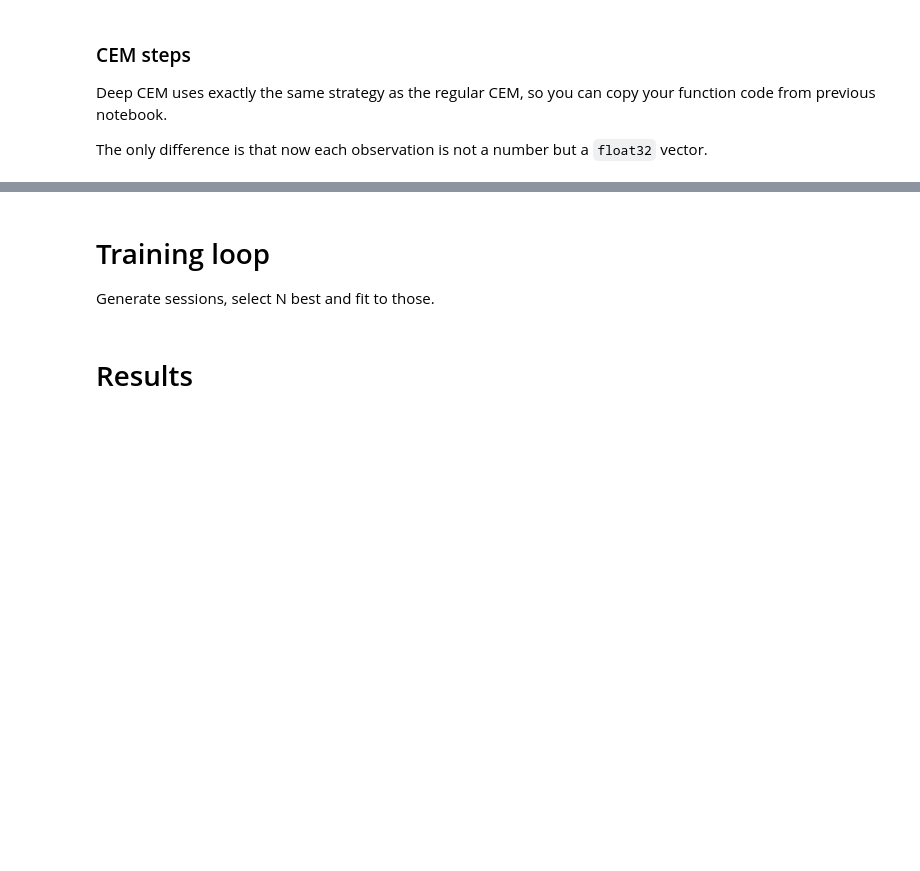
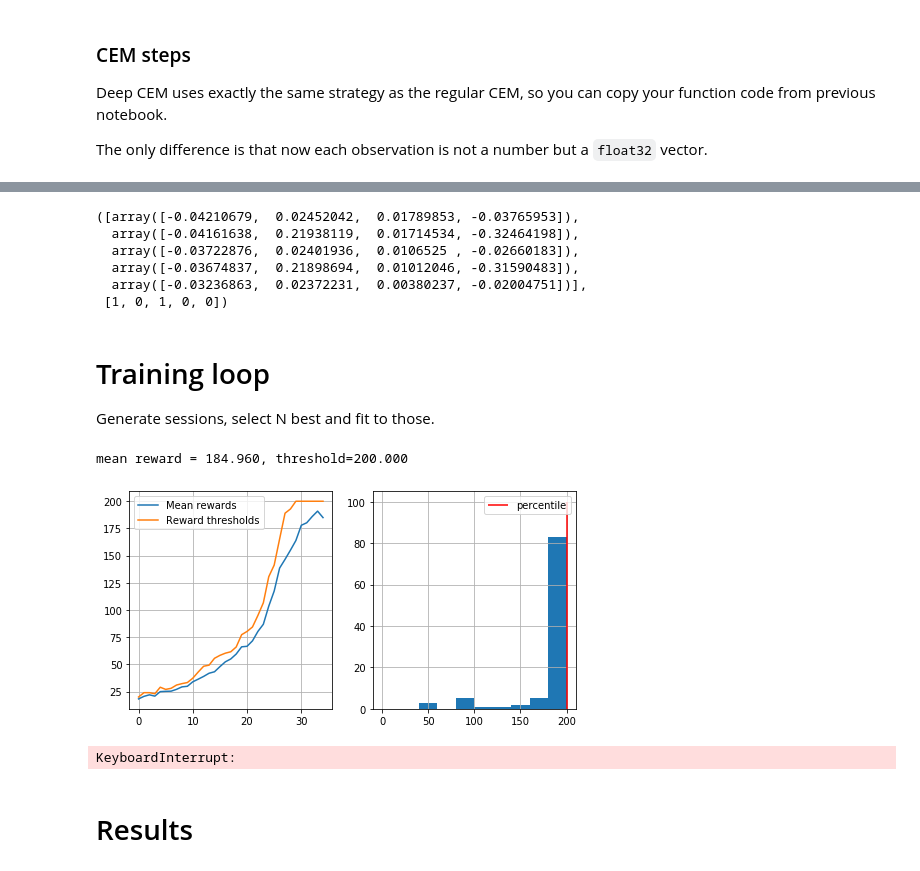
Before and after one commit to iwooloowi/Practical_RL, a Jupyter notebook: week01_intro/deep_crossentropy_method.ipynb, the cells around one changed output, grey strips where cells are left out. Drawn from its saved outputs; the diff is of its cells as text; code cells hidden in the pictures; blank space fills up the shorter version.

```diff
--- a/week01_intro/deep_crossentropy_method.ipynb
+++ b/week01_intro/deep_crossentropy_method.ipynb
@@ -123,3 +137,12 @@ The only difference is that now each observation is not a number but a `float32`
+# %%
+elite_states[:5], elite_actions[:5]
+# %% [output]
+([array([-0.04210679,  0.02452042,  0.01789853, -0.03765953]),
+  array([-0.04161638,  0.21938119,  0.01714534, -0.32464198]),
+  array([-0.03722876,  0.02401936,  0.0106525 , -0.02660183]),
+  array([-0.03674837,  0.21898694,  0.01012046, -0.31590483]),
+  array([-0.03236863,  0.02372231,  0.00380237, -0.02004751])],
+ [1, 0, 1, 0, 0])
 # %%
 def select_elites(states_batch, actions_batch, rewards_batch, percentile=50):
     """
@@ -187,25 +210,25 @@ def show_progress(rewards_batch, log, percentile, reward_range=[-990, +10]):
 # %%
 n_sessions = 100
 percentile = 70
 log = []
 
 for i in range(100):
-    # generate new sessions
-#     sessions = [ < generate a list of n_sessions new sessions > ]
     sessions = [generate_session(agent) for _ in range(n_sessions)]
 
     states_batch, actions_batch, rewards_batch = map(np.array, zip(*sessions))
 
     elite_states, elite_actions = select_elites(states_batch, actions_batch, rewards_batch, percentile)
 
-    break
-
-#     <partial_fit agent to predict elite_actions(y) from elite_states(X)>
+    agent.partial_fit(elite_states, elite_actions, range(n_actions))
 
     show_progress(rewards_batch, log, percentile, reward_range=[0, np.max(rewards_batch)])
 
     if np.mean(rewards_batch) > 190:
         print("You Win! You may stop training now via KeyboardInterrupt.")
+# %% [output]
+mean reward = 184.960, threshold=200.000
+[figure, added]
+KeyboardInterrupt:
 # %% [markdown]
 # Results
 # %%
```
Also changed, not shown: parts of 7 cells of this notebook.
